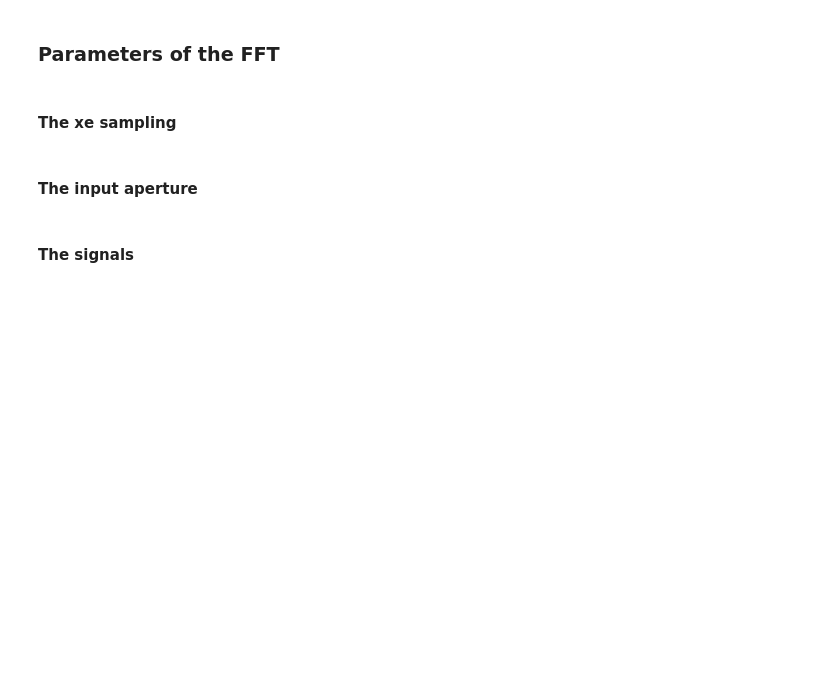
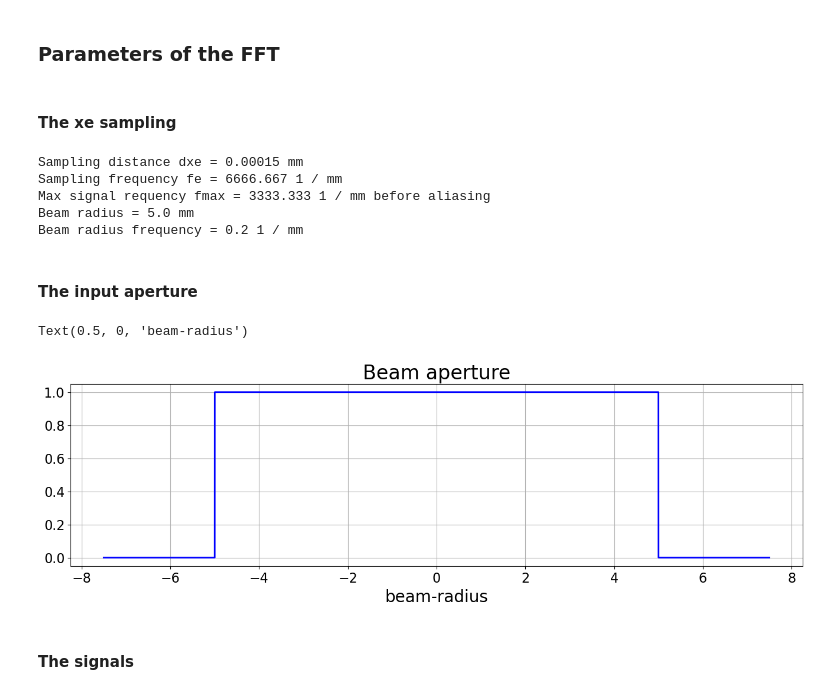
Before and after one commit to sylvielsstfr/AuxtelPSFpoppy, a Jupyter notebook: docs/notebooks/introdiffraction/08_FFT1D_EmulsionInterferenceTwoSourcesfromlib.ipynb, the cells around one changed output. Cells and saved outputs as stored; diff of their text form; code cells hidden in the pictures; blank space fills up the shorter version.

```diff
--- a/docs/notebooks/introdiffraction/08_FFT1D_EmulsionInterferenceTwoSourcesfromlib.ipynb
+++ b/docs/notebooks/introdiffraction/08_FFT1D_EmulsionInterferenceTwoSourcesfromlib.ipynb
@@ -225,16 +236,22 @@ padding_factor = 1.5
 #### The xe sampling
 # %%
 # x in units of mm
-xe = np.linspace(-beam_radius_mm*padding_factor,+beam_radius_mm*padding_factor,Nb)
+xe = np.linspace(-BEAM_RADIUS*padding_factor,+BEAM_RADIUS*padding_factor,Nb)
 dxe = np.diff(xe).mean()
 fe = 1/dxe
 fmax = fe/2
 # %%
-print(f"Sampling distance dxe = {dxe} mm ")
-print(f"Sampling frequency fe = {fe:.3f} mm -1")
-print(f"Max signal requency fmax = {fmax:.3f} mm -1 before aliasing")
-print(f"Beam radius = {beam_radius_mm} mm")
-print(f"Beam radius frequency = {1/beam_radius_mm} mm-1")
+print(f"Sampling distance dxe = {dxe}")
+print(f"Sampling frequency fe = {fe:.3f}")
+print(f"Max signal requency fmax = {fmax:.3f} before aliasing")
+print(f"Beam radius = {BEAM_RADIUS}")
+print(f"Beam radius frequency = {1/BEAM_RADIUS}")
+# %% [output]
+Sampling distance dxe = 0.00015 mm
+Sampling frequency fe = 6666.667 1 / mm
+Max signal requency fmax = 3333.333 1 / mm before aliasing
+Beam radius = 5.0 mm
+Beam radius frequency = 0.2 1 / mm
 # %% [markdown]
 #### The input aperture
 # %%
@@ -242,11 +259,14 @@ ap = set_beam_aperture(xe)
 # %%
 fig,ax = plt.subplots(1,1,figsize=(16,4))
 x = xe
 y = ap
 ax.plot(x,y,'b-')
 ax.grid()
 ax.set_title(f"Beam aperture")
-ax.set_xlabel("mm")
+ax.set_xlabel("beam-radius")
+# %% [output]
+Text(0.5, 0, 'beam-radius')
+[figure, added]
 # %% [markdown]
 #### The signals
 # %%
```
Also changed, not shown: parts of 29 cells of this notebook, 9 other files.
